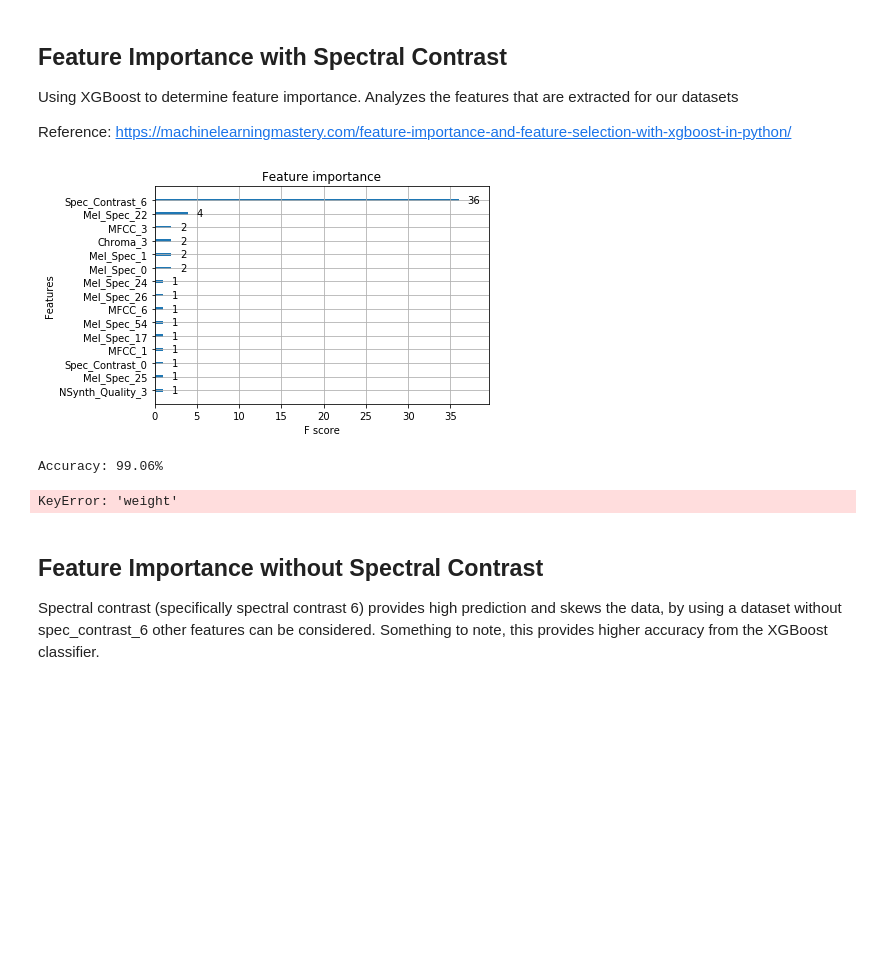
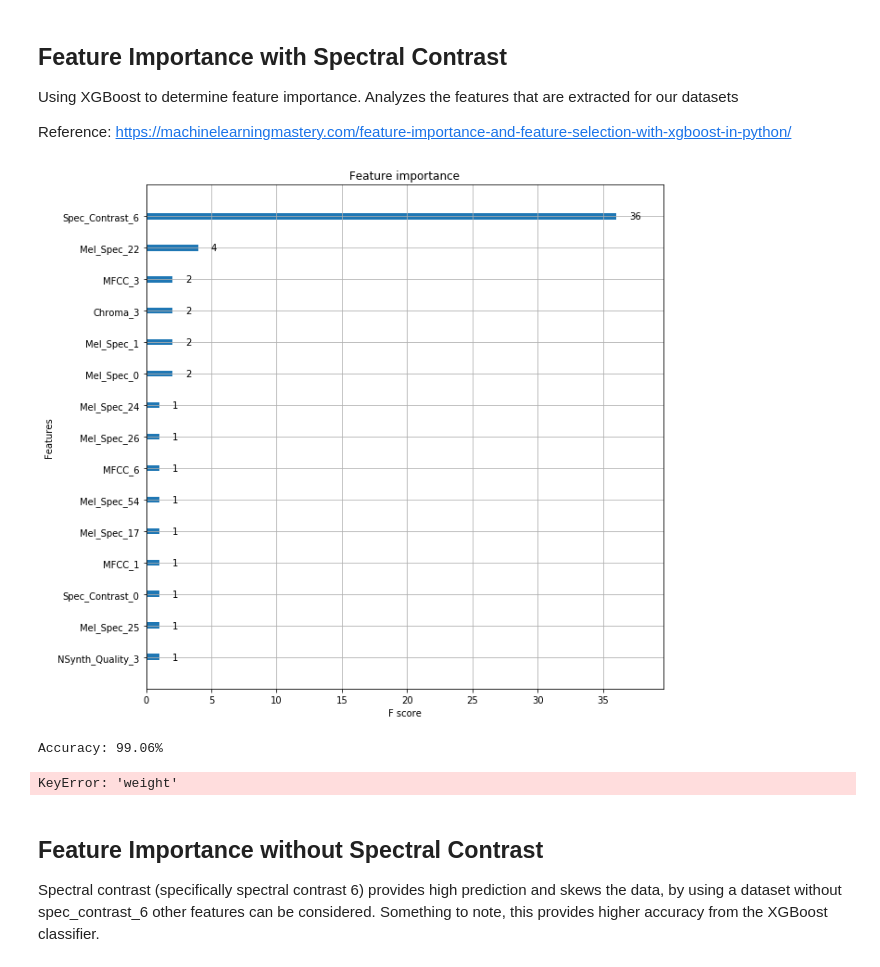
Before and after one commit to AveryCameronUofR/instrument-classification, a Jupyter notebook: Feature Importance.ipynb, the cells around one changed output. Saved outputs shown, nothing was run; the diff lists cells and outputs as text; code cells hidden in the pictures; blank space fills up the shorter version.

Commit message:
Updated Feature Importance graph size

```diff
--- a/Feature Importance.ipynb
+++ b/Feature Importance.ipynb
@@ -4,7 +4,6 @@ Using XGBoost to determine feature importance. Analyzes the features that are ex
 
 Reference: https://machinelearningmastery.com/feature-importance-and-feature-selection-with-xgboost-in-python/
 # %%
-from numpy import loadtxt
 from xgboost import XGBClassifier
 from xgboost import plot_importance
 from matplotlib import pyplot
@@ -13,46 +12,48 @@ from sklearn.metrics import accuracy_score
 from sklearn.feature_selection import SelectFromModel
 from numpy import sort
 # load data
-test_dataset = pd.read_csv('test.csv')
+test_dataset = pd.read_csv('./Extracted CSVs/test.csv')
 # split data into X and y
 y_test = test_dataset['target']
 x_test = test_dataset.drop(labels=['target'], axis=1)
 x_test = x_test.drop(x_test.columns[0], axis=1)
 
-valid_dataset = pd.read_csv('valid.csv')
+valid_dataset = pd.read_csv('./Extracted CSVs/valid.csv')
 # split data into X and y
 y_valid = valid_dataset['target']
 x_valid = valid_dataset.drop(labels=['target'], axis=1)
 x_valid = x_valid.drop(x_valid.columns[0], axis=1)
 
 # fit model no training data
 model = XGBClassifier()
 model.fit(x_valid, y_valid)
+
 y_pred = model.predict(x_test)
 predictions = [round(value) for value in y_pred]
 accuracy = accuracy_score(y_test, predictions)
 # plot feature importance
 plot_importance(model)
+pyplot.rcParams['figure.figsize'] = [10, 10]
 pyplot.show()
 
 print("Accuracy: %.2f%%" % (accuracy * 100.0))
 # Fit model using each importance as a threshold
 thresholds = sort(model.feature_importances_)
 for thresh in thresholds:
     # select features using threshold
     selection = SelectFromModel(model, threshold=thresh, prefit=True)
     select_X_train = selection.transform(x_valid)
     # train model
     selection_model = XGBClassifier()
     selection_model.fit(select_X_train, y_valid)
     # eval model
     select_X_test = selection.transform(x_test)
     y_pred = selection_model.predict(select_X_test)
     predictions = [round(value) for value in y_pred]
     accuracy = accuracy_score(y_test, predictions)
     print("Thresh=%.3f, n=%d, Accuracy: %.2f%%" % (thresh, select_X_train.shape[1], accuracy*100.0))
 # %% [output]
-[figure, old version]
+[figure, new version]
 Accuracy: 99.06%
 KeyError: 'weight'
 # %% [markdown]
```
Also changed, not shown: parts of 1 cell of this notebook.
